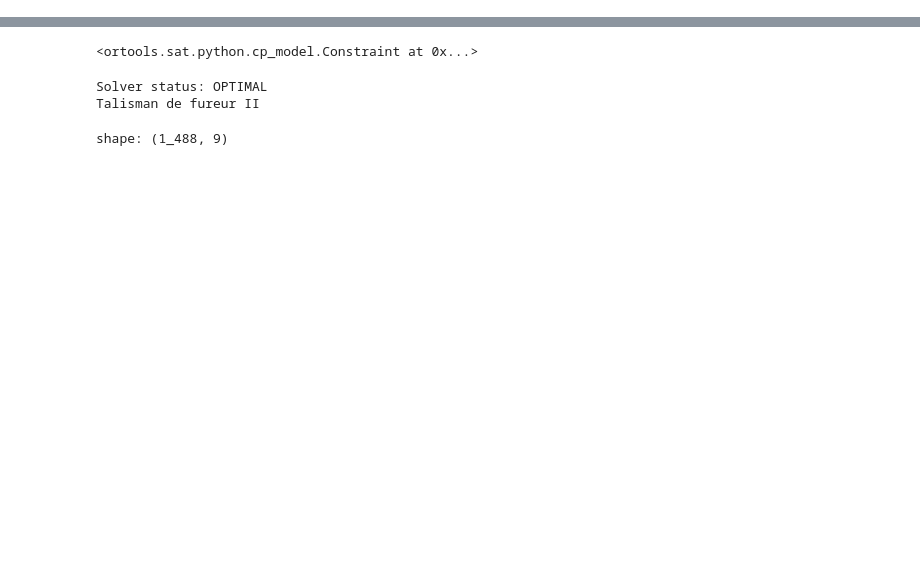
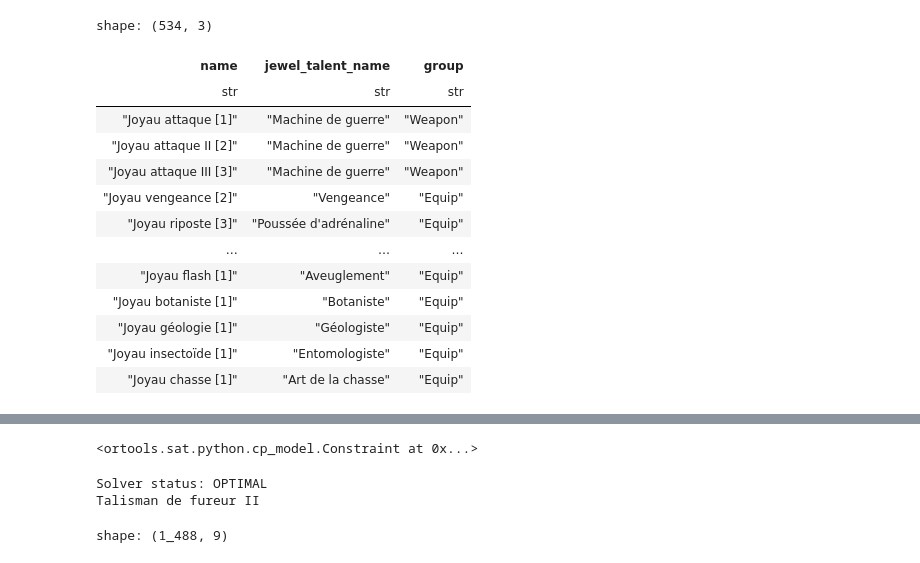
Before and after one commit to DSestu/MH-Wilds-Tools, a Jupyter notebook: dev.ipynb, the cells around one changed output, grey strips where cells are left out. Saved outputs shown, nothing was run; the diff lists cells and outputs as text; code cells hidden in the pictures; blank space fills up the shorter version.

```diff
--- a/dev.ipynb
+++ b/dev.ipynb
@@ -29,0 +84,30 @@ shape: (160, 4)
+# %%
+jewel_types = (
+    jewels
+    #
+    .explode("jewel_talent_list")
+    .select(
+        "name",
+        pl.col("jewel_talent_list").struct.field("name").alias("jewel_talent_name"),
+    )
+    .join(
+        talents.select(pl.col("name").alias("jewel_talent_name"), "group").unique(),
+        on="jewel_talent_name",
+        how="left",
+    )
+)
+# %% [output]
+shape: (534, 3)
+| name | jewel_talent_name | group |
+| str | str | str |
+| "Joyau attaque [1]" | "Machine de guerre" | "Weapon" |
+| "Joyau attaque II [2]" | "Machine de guerre" | "Weapon" |
+| "Joyau attaque III [3]" | "Machine de guerre" | "Weapon" |
+| "Joyau vengeance [2]" | "Vengeance" | "Equip" |
+| "Joyau riposte [3]" | "Poussée d'adrénaline" | "Equip" |
+| … | … | … |
+| "Joyau flash [1]" | "Aveuglement" | "Equip" |
+| "Joyau botaniste [1]" | "Botaniste" | "Equip" |
+| "Joyau géologie [1]" | "Géologiste" | "Equip" |
+| "Joyau insectoïde [1]" | "Entomologiste" | "Equip" |
+| "Joyau chasse [1]" | "Art de la chasse" | "Equip" |
```
Also changed, not shown: parts of 14 cells of this notebook, 6 other files.
